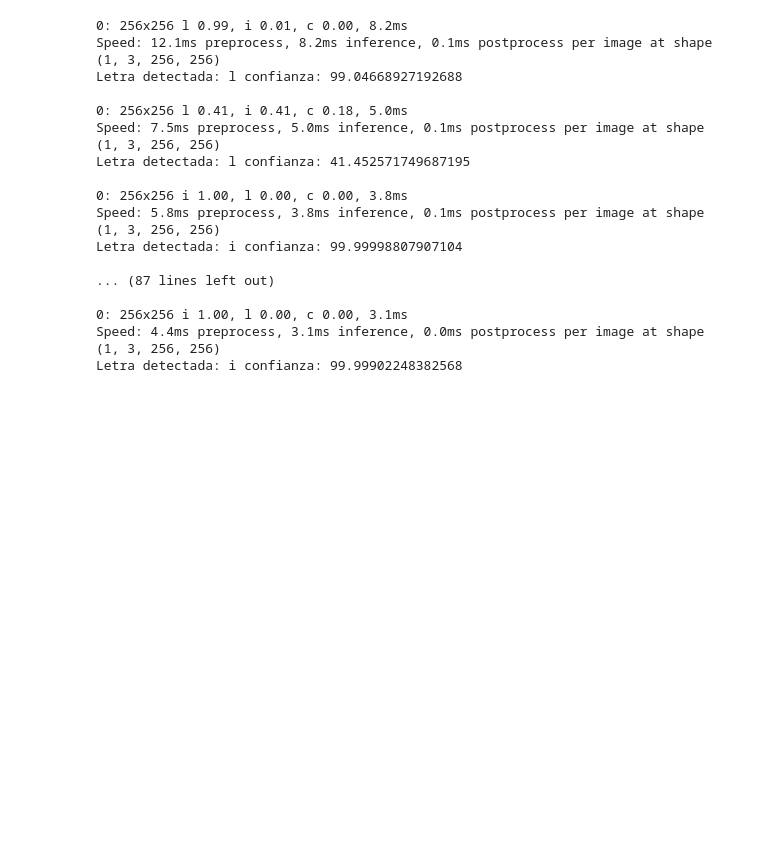
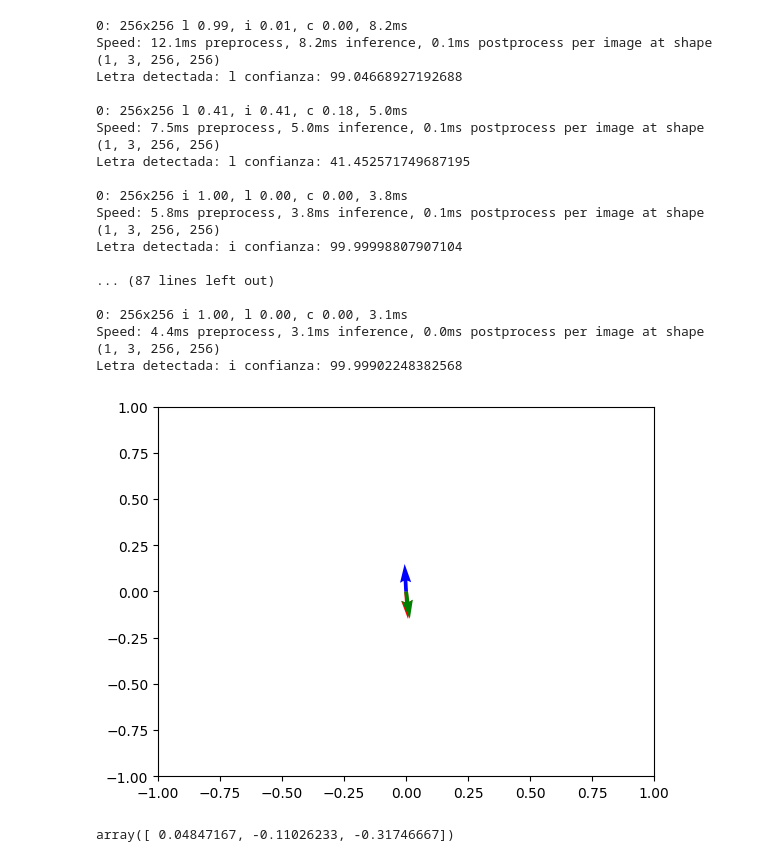
Before and after one commit to stevenaraujo98/integracion_pcl, a Jupyter notebook: detect_shape.ipynb, the cells around one changed output. Saved outputs shown, nothing was run; the diff lists cells and outputs as text; code cells hidden in the pictures; blank space fills up the shorter version.

```diff
--- a/detect_shape.ipynb
+++ b/detect_shape.ipynb
@@ -105,0 +109,24 @@ Letra detectada: i confianza: 99.99902248382568
+# %%
+# graficar los vectores en un plano 2D con los valores x, y
+v = [[      24.63,           0,     -7.8039], [    -9.1401,           0,     -27.035], [    -39.378,          -0,      53.321]] # Head
+v = [[   0.067947,    -0.10777,    -0.99185], [    0.13127,    -0.25242,    -0.95867], [  -0.053802,    0.029403,     0.99812]] # Body
+# [array([      24.63,           0,     -7.8039]), array([    -9.1401,           0,     -27.035]), array([    -39.378,          -0,      53.321])]
+
+fig = plt.figure()
+# 2D
+ax = fig.add_subplot(111)
+ax.quiver(0, 0, v[0][0], v[0][2], color='r')
+ax.quiver(0, 0, v[1][0], v[1][2], color='g')
+ax.quiver(0, 0, v[2][0], v[2][2], color='b')
+ax.set_xlim([-1, 1])
+ax.set_ylim([-1, 1])
+plt.show()
+# %% [output]
+[figure, added]
+# %%
+# calcular vector promedio de v
+v = np.array(v)
+v_mean = np.mean(v, axis=0)
+v_mean
+# %% [output]
+array([ 0.04847167, -0.11026233, -0.31746667])
```
Also changed, not shown: parts of 4 cells of this notebook, 51 other files.
